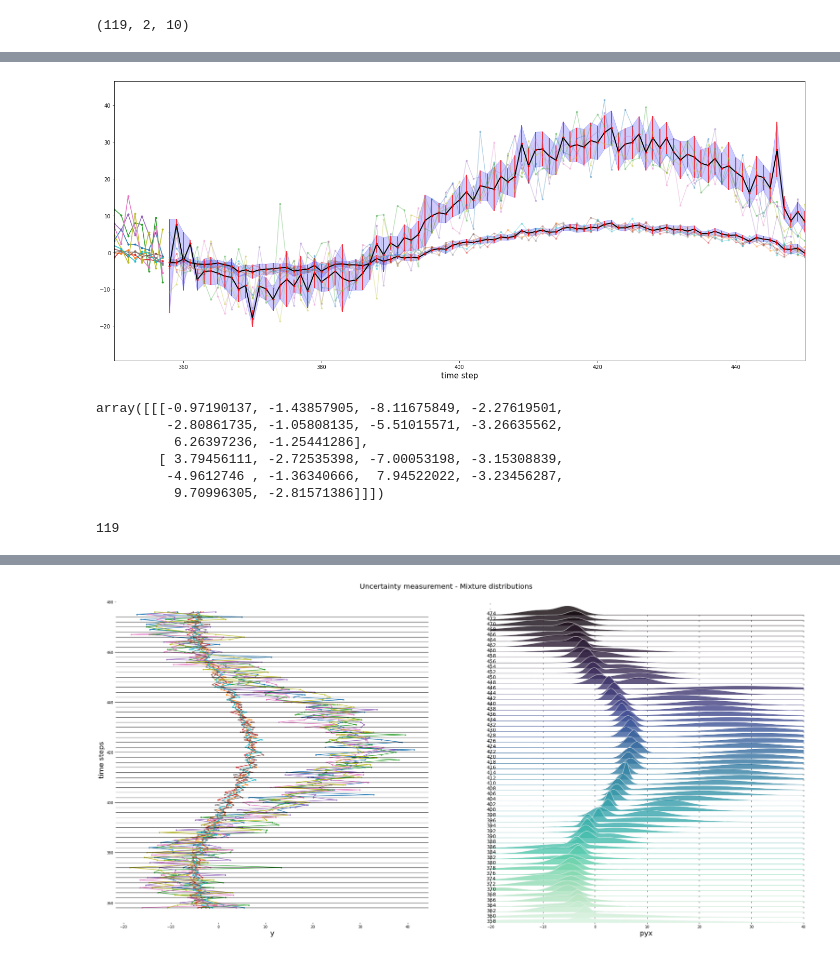
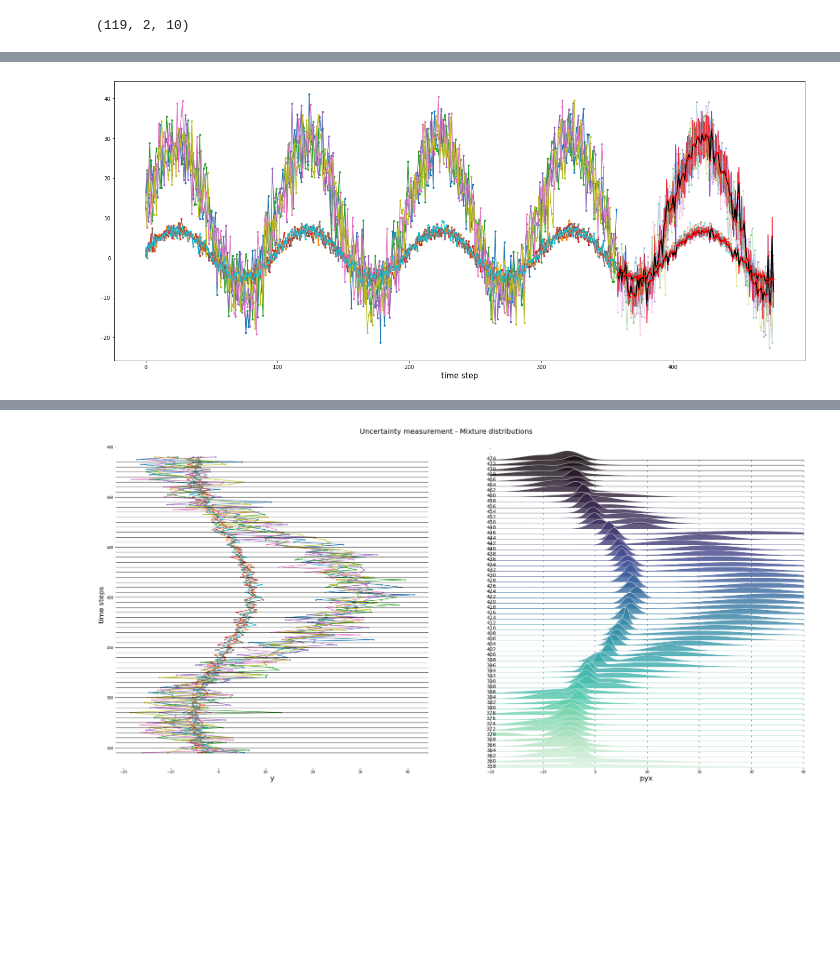
Before and after one commit to next-yolandadelahoz/probabilistic_forecasting, a Jupyter notebook: tutorial_mdn_dqr.ipynb, the cells around one changed output, grey strips where cells are left out. Cells and saved outputs as stored; diff of their text form; code cells hidden in the pictures; blank space fills up the shorter version.

```diff
--- a/tutorial_mdn_dqr.ipynb
+++ b/tutorial_mdn_dqr.ipynb
@@ -764,16 +734,23 @@ array([12.743086 ,  1.4928509,  7.9591193,  0.978022 ,  2.8604589,
 # %%
-  forecast_h = len(mu_pred[:,0])
-  train_window = len(ts_Y_train)
-  x_length = forecast_h+train_window
-  aa=[x for x in range(x_length)]
-  plt.figure(figsize=(20,8))
-  plt.plot(aa[:train_window], ts_Y_train, marker='.', label="train")
-  plt.plot(aa[train_window:], ts_Y_test, marker='.', label="test",  alpha=0.3)
-  plt.plot(aa[train_window:], mu_pred[:,0].reshape(-1), label="forecast", color='black', linewidth=2)
-  plt.errorbar(aa[train_window:], mu_pred[:,0], yerr=np.sqrt(sigma_pred[:,0])**2 , color='red', fmt='.');
-  plt.plot(aa[train_window:], mu_pred[:,1].reshape(-1), label="forecast", color='black', linewidth=2)
+def plot_prediction_intervals_mdn(mu_pred, sigma_pred, ts_Y_train, ts_Y_test):
+    forecast_h = len(mu_pred[:,0])
+    train_window = len(ts_Y_train)
+    x_length = forecast_h+train_window
+    aa=[x for x in range(x_length)]
+    plt.figure(figsize=(20,8))
+    plt.plot(aa[:train_window], ts_Y_train, marker='.', label="train")
+    plt.plot(aa[train_window:], ts_Y_test, marker='.', label="test",  alpha=0.3)
+    plt.plot(aa[train_window:], mu_pred[:,0].reshape(-1), label="forecast", color='black', linewidth=2)
 
-  plt.tight_layout()
-  plt.subplots_adjust(left=0.07)
-  plt.xlabel('time step', size=15)
-  #plt.legend(fontsize=15)
+    mean_1, std_1 = mu_pred[:,0].reshape(-1), np.sqrt(sigma_pred[:,0])**2
+    plt.errorbar(aa[train_window:], mean_1, yerr=std_1 , color='red', fmt='.');
+    plt.fill_between(aa[train_window:], mean_1 - std_1, mean_1 + std_1, color='b', alpha=0.2)
+
+    mean_2, std_2 = mu_pred[:,1].reshape(-1), np.sqrt(sigma_pred[:,1])**2
+    plt.plot(aa[train_window:], mean_2, label="forecast", color='black', linewidth=2)
+    plt.errorbar(aa[train_window:], mean_2, yerr=std_2, color='red', fmt='.');
+    plt.fill_between(aa[train_window:], mean_2 - std_2, mean_2 + std_2, color='b', alpha=0.2)
+
+    plt.tight_layout()
+    plt.subplots_adjust(left=0.07)
+    plt.xlabel('time step', size=15)
@@ -783,40 +757,5 @@ Text(0.5, 51.0, 'time step')
-# %%
-forecast_h = len(mu_pred[:,0])
-train_window = len(ts_Y_train)
-x_length = forecast_h+train_window
-aa=[x for x in range(x_length)]
-plt.figure(figsize=(20,8))
-plt.plot(aa[:train_window], ts_Y_train, marker='.', label="train")
-plt.plot(aa[train_window:], ts_Y_test, marker='.', label="test",  alpha=0.3)
-plt.plot(aa[train_window:], mu_pred[:,0].reshape(-1), label="forecast", color='black', linewidth=2)
-
-mean_1, std_1 = mu_pred[:,0].reshape(-1), np.sqrt(sigma_pred[:,0])**2
-plt.errorbar(aa[train_window:], mean_1, yerr=std_1 , color='red', fmt='.');
-plt.fill_between(aa[train_window:], mean_1 - std_1, mean_1 + std_1, color='b', alpha=0.2)
-
-mean_2, std_2 = mu_pred[:,1].reshape(-1), np.sqrt(sigma_pred[:,1])**2
-plt.plot(aa[train_window:], mean_2, label="forecast", color='black', linewidth=2)
-plt.errorbar(aa[train_window:], mean_2, yerr=std_2, color='red', fmt='.');
-plt.fill_between(aa[train_window:], mean_2 - std_2, mean_2 + std_2, color='b', alpha=0.2)
-
-plt.tight_layout()
-plt.subplots_adjust(left=0.07)
-plt.xlabel('time step', size=15)
-
-plt.xlim(350,450)
-plt.show()
-# %% [output]
-[figure, removed]
-# %%
-X_test[0].reshape(1,X_test[0].shape[0], -1)
-# %% [output]
-array([[[-0.97190137, -1.43857905, -8.11675849, -2.27619501,
-         -2.80861735, -1.05808135, -5.51015571, -3.26635562,
-          6.26397236, -1.25441286],
-        [ 3.79456111, -2.72535398, -7.00053198, -3.15308839,
-         -4.9612746 , -1.36340666,  7.94522022, -3.23456287,
-          9.70996305, -2.81571386]]])
-# %%
-X_test.shape[0]
-# %% [output]
-119
+# %%
+plot_prediction_intervals_mdn(mu_pred, sigma_pred, ts_Y_train, ts_Y_test)
+plt.show()
+# %% [output]
+[figure, added]
```
Also changed, not shown: parts of 53 cells of this notebook.
